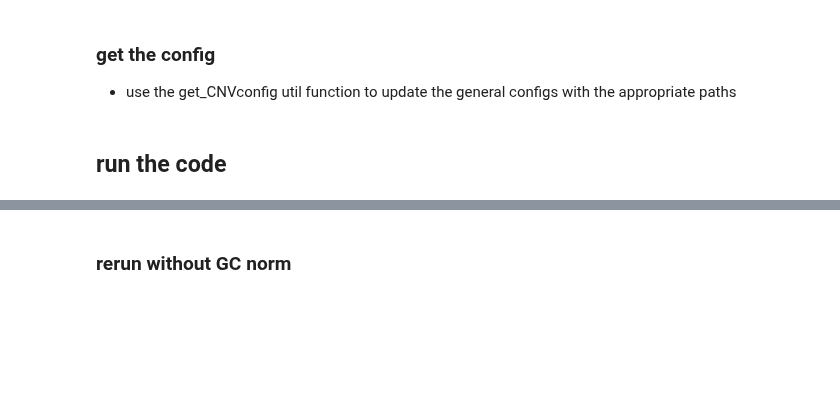
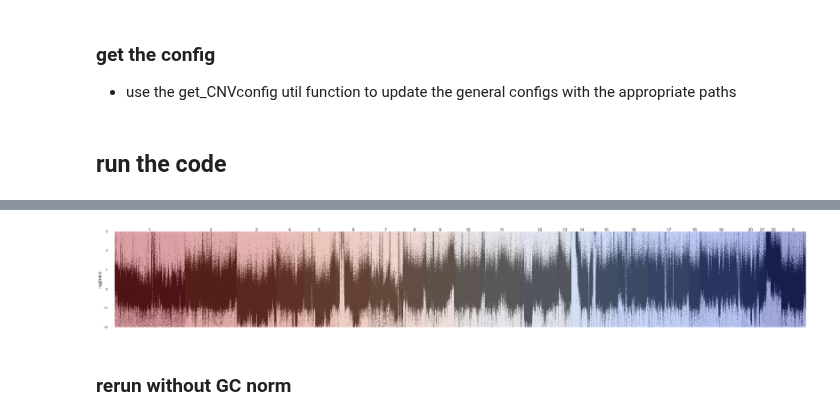
Before and after one commit to Mar111tiN/myCNV, a Jupyter notebook: nb/2_combineSampledata.ipynb, the cells around one changed output, grey strips where cells are left out. Saved outputs shown, nothing was run; the diff lists cells and outputs as text; code cells hidden in the pictures; blank space fills up the shorter version.

```diff
--- a/nb/2_combineSampledata.ipynb
+++ b/nb/2_combineSampledata.ipynb
@@ -49,0 +68,23 @@ snp_df.to_csv(os.path.join(output_path, f"snp/{sample}.snp.gz"), sep="\t", index
+# %%
+from plot import plot_cov
+fig_params = dict(
+    figsize=(42,6),
+    colormap='coolwarm_r',
+    color_chroms=True,
+    ylim=(-2,3)
+)
+log2 = dict(
+        title='log2ratio',
+        plot_type='scatter',   # ['line', 'scatter']
+        data='log2ratio2',
+        plot_args=dict(
+            linewidth=0.3,
+            color='black',
+            s=.5,
+            alpha=.7
+        ))
+
+
+fig, ax, _, chrom_df = plot_cov(cov_df, plots=[log2], chroms='all', region='', **fig_params)
+# %% [output]
+[figure, added]
```
Also changed, not shown: parts of 2 cells of this notebook, 7 other files.
